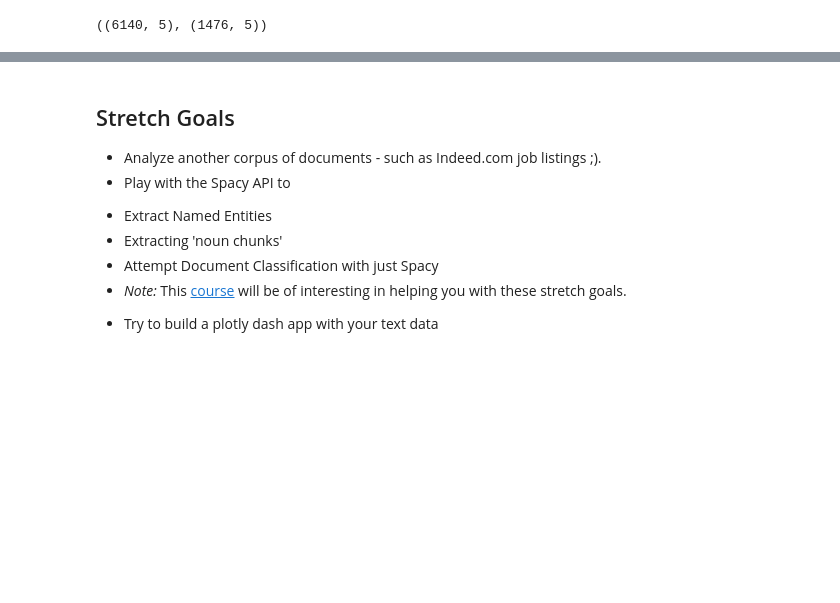
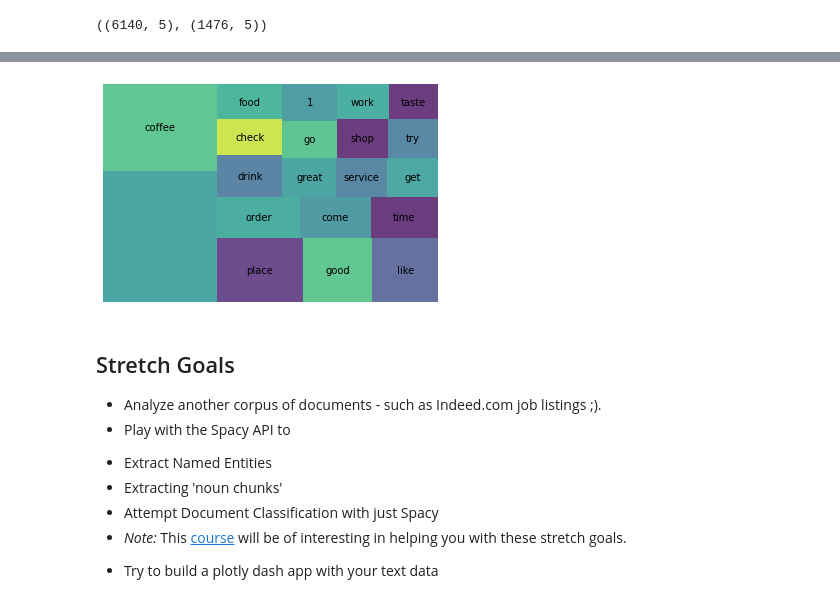
Before and after one commit to maiali13/DS-Unit-4-Sprint-1-NLP, a Jupyter notebook: module1-text-data/LS_DS_411_Text_Data_Assignment.ipynb, the cells around one changed output, grey strips where cells are left out. Cells and saved outputs as stored; diff of their text form; code cells hidden in the pictures; blank space fills up the shorter version.

```diff
--- a/module1-text-data/LS_DS_411_Text_Data_Assignment.ipynb
+++ b/module1-text-data/LS_DS_411_Text_Data_Assignment.ipynb
@@ -321,3 +412,10 @@ plt.show()
+# %%
+#bad shops
+squarify.plot(sizes=lbs_top20['pct_total'], label=lbs_top20['word'], alpha=.8 )
+plt.axis('off')
+plt.show()
+# %% [output]
+[figure, added]
 # %% [markdown]
 ## Stretch Goals
 
```
Also changed, not shown: parts of 18 cells of this notebook, 2 other files.
